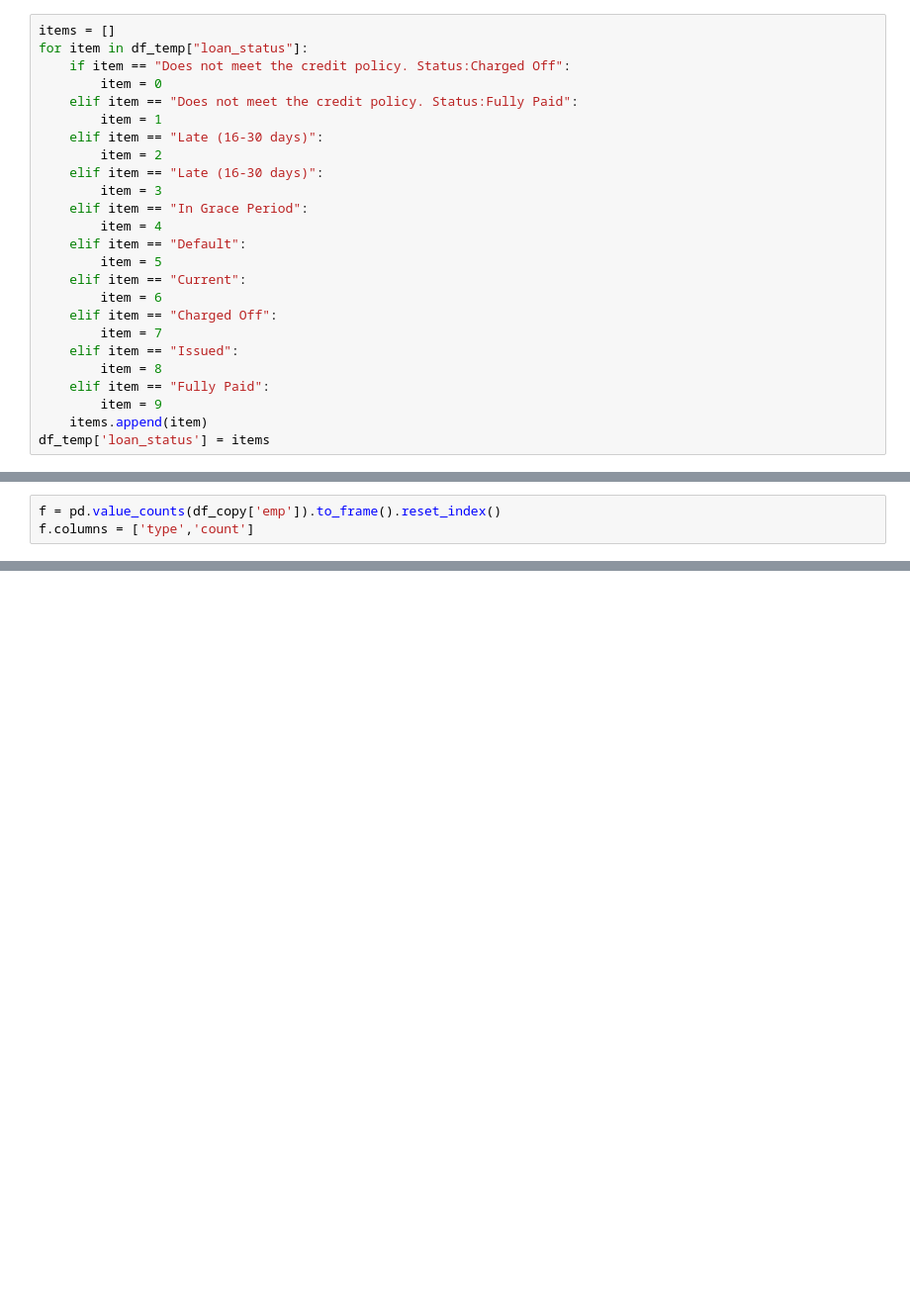
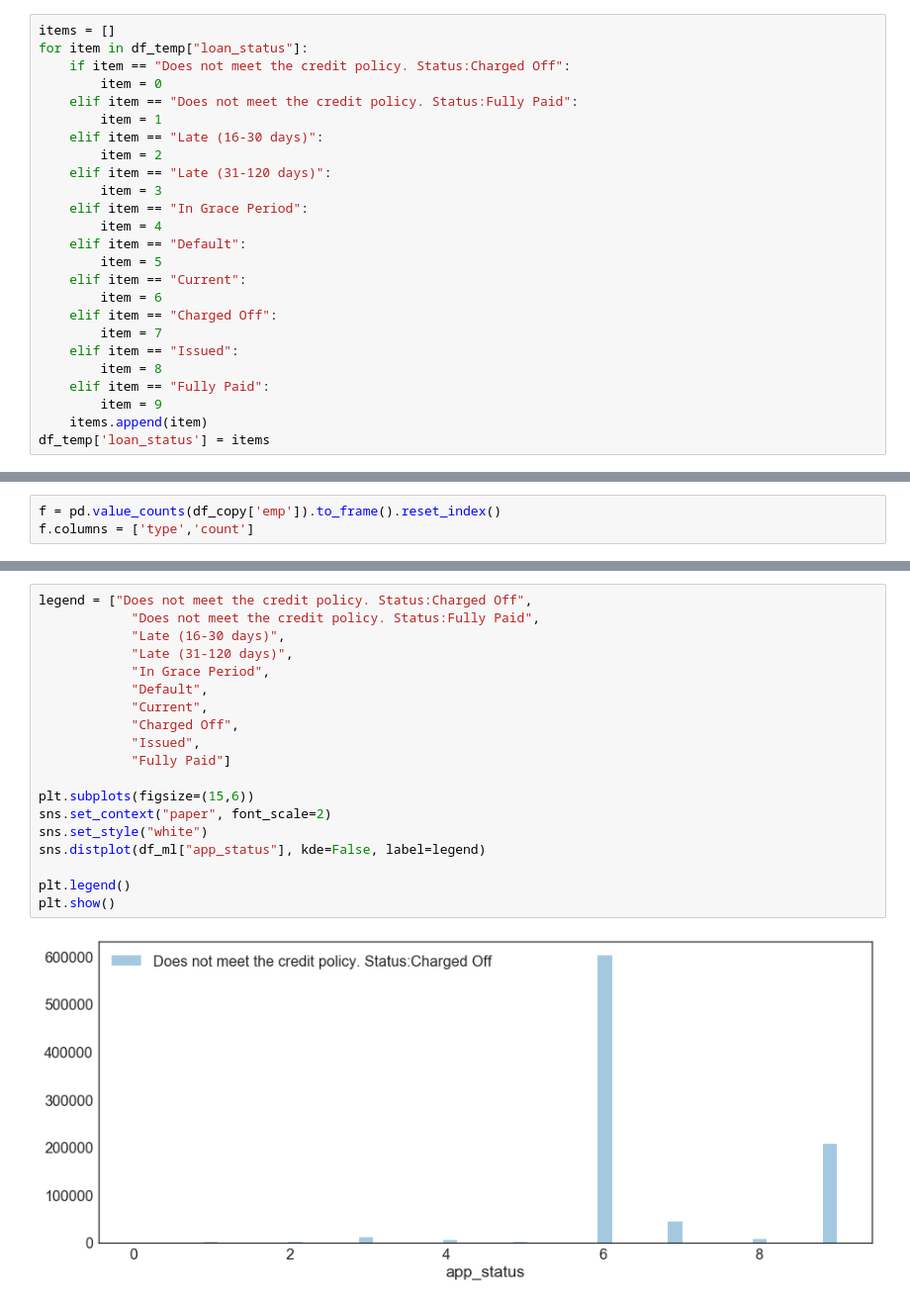
Before and after one commit to Deedasmi/mis665_final, a Jupyter notebook: mis665_final.ipynb, the cells around one changed output, grey strips where cells are left out. Shown at 99% size. Drawn from its saved outputs; the diff is of its cells as text; blank space fills up the shorter version.

```diff
--- a/mis665_final.ipynb
+++ b/mis665_final.ipynb
@@ -120,7 +120,7 @@ for item in df_temp["loan_status"]:
         item = 1
     elif item == "Late (16-30 days)":
         item = 2
-    elif item == "Late (16-30 days)":
+    elif item == "Late (31-120 days)":
         item = 3
     elif item == "In Grace Period":
         item = 4
@@ -176,0 +208,21 @@ plt.show()
+# %%
+legend = ["Does not meet the credit policy. Status:Charged Off",
+            "Does not meet the credit policy. Status:Fully Paid",
+            "Late (16-30 days)",
+            "Late (31-120 days)",
+            "In Grace Period",
+            "Default",
+            "Current",
+            "Charged Off",
+            "Issued",
+            "Fully Paid"]
+
+plt.subplots(figsize=(15,6))
+sns.set_context("paper", font_scale=2)
+sns.set_style("white")
+sns.distplot(df_ml["app_status"], kde=False, label=legend)
+
+plt.legend()
+plt.show()
+# %% [output]
+[figure, added]
```
Also changed, not shown: parts of 14 cells of this notebook.
